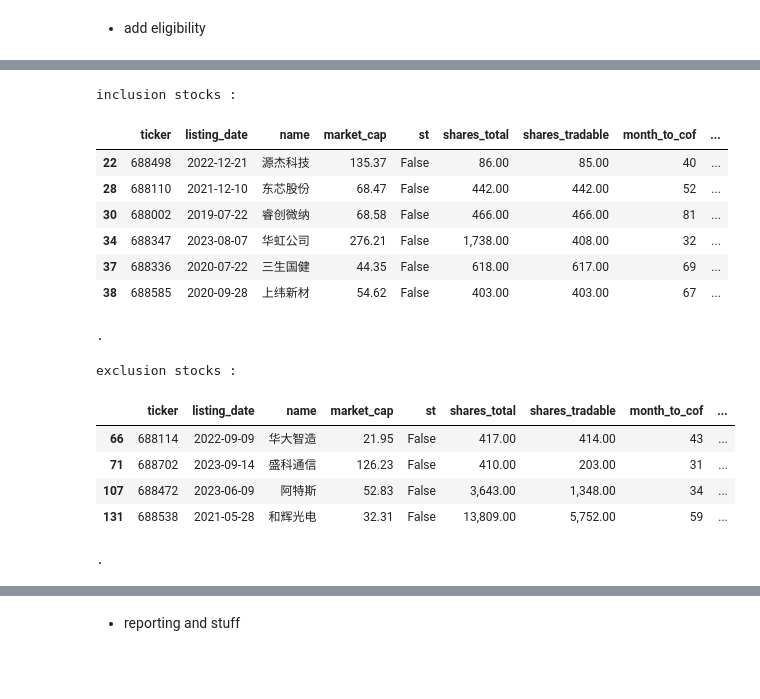
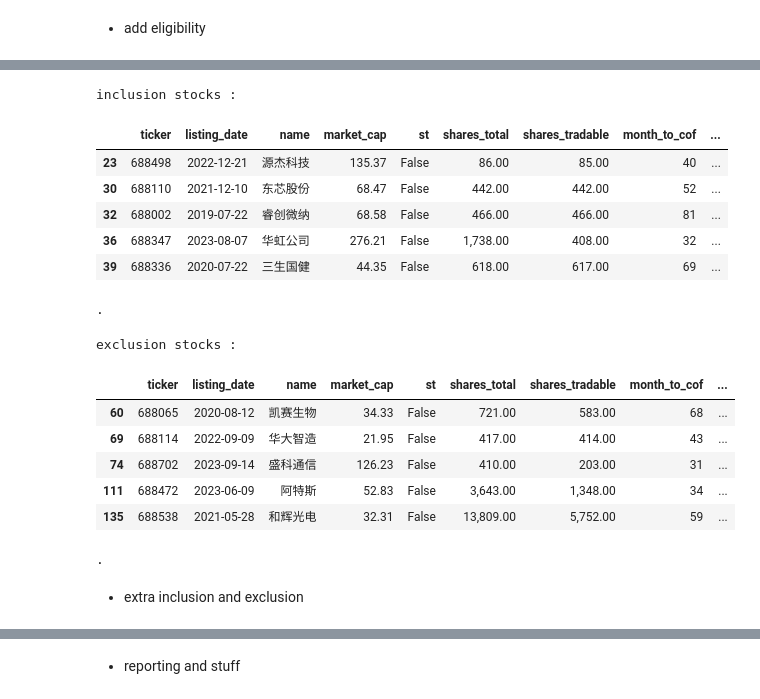
Before and after one commit to justy3/ap_star50, a Jupyter notebook: prediction.ipynb, the cells around one changed output, grey strips where cells are left out. Saved outputs shown, nothing was run; the diff lists cells and outputs as text; code cells hidden in the pictures; blank space fills up the shorter version.

```diff
--- a/prediction.ipynb
+++ b/prediction.ipynb
@@ -93,7 +93,7 @@ elif eff_date.month == 3:
 - add eligibility
 # %%
 no_of_securities_mt_12m = len(univ[univ['month_to_cof'] >= 12])
-listing_month_cutoff = 12 if no_of_securities_mt_12m > 100 else 6
+listing_month_cutoff = 12 if 150 >= no_of_securities_mt_12m >= 100 else 6
 qt.log.info(f"Listing month cutoff: {listing_month_cutoff} months (securities with month_to_cof >= {listing_month_cutoff}: {no_of_securities_mt_12m})")
 
 univ['listing_elig'] = (
@@ -128,31 +128,43 @@ univ = univ.sort_values(['tmcap_rank2', 'vtrad_rank2', 'listing_elig', 'st']).re
 # %%
 MAX_REPLACEMENTS = 5
 comp_incl = univ[
 	(univ['tmcap_rank2'] <= 40) &
 	(univ['curr_weight'].isna())
-][:MAX_REPLACEMENTS]
-comp_excl = univ[
-	(univ['tmcap_rank2'] > 60) &
-	(~univ['curr_weight'].isna())
-][:MAX_REPLACEMENTS]
+]
+comp_excl = pd.concat(
+	[univ[
+		(~univ['curr_weight'].isna()) &
+		(
+			univ['st'] |
+			(~univ['listing_elig'])
+		)
+	],
+	univ[
+		(~univ['curr_weight'].isna()) &
+		(univ['tmcap_rank2'] > 60)
+	]]
+)
+
 print(f"inclusion stocks :")
 qt.view2(comp_incl)
 print(f"exclusion stocks :")
 qt.view2(comp_excl)
 # %% [output]
 inclusion stocks :
 |  | ticker | listing_date | name | market_cap | st | shares_total | shares_tradable | month_to_cof | ... |
-| 22 | 688498 | 2022-12-21 | 源杰科技 | 135.37 | False | 86.00 | 85.00 | 40 | ... |
-| 28 | 688110 | 2021-12-10 | 东芯股份 | 68.47 | False | 442.00 | 442.00 | 52 | ... |
-| 30 | 688002 | 2019-07-22 | 睿创微纳 | 68.58 | False | 466.00 | 466.00 | 81 | ... |
-| 34 | 688347 | 2023-08-07 | 华虹公司 | 276.21 | False | 1,738.00 | 408.00 | 32 | ... |
-| 37 | 688336 | 2020-07-22 | 三生国健 | 44.35 | False | 618.00 | 617.00 | 69 | ... |
-| 38 | 688585 | 2020-09-28 | 上纬新材 | 54.62 | False | 403.00 | 403.00 | 67 | ... |
+| 23 | 688498 | 2022-12-21 | 源杰科技 | 135.37 | False | 86.00 | 85.00 | 40 | ... |
+| 30 | 688110 | 2021-12-10 | 东芯股份 | 68.47 | False | 442.00 | 442.00 | 52 | ... |
+| 32 | 688002 | 2019-07-22 | 睿创微纳 | 68.58 | False | 466.00 | 466.00 | 81 | ... |
+| 36 | 688347 | 2023-08-07 | 华虹公司 | 276.21 | False | 1,738.00 | 408.00 | 32 | ... |
+| 39 | 688336 | 2020-07-22 | 三生国健 | 44.35 | False | 618.00 | 617.00 | 69 | ... |
 .
 exclusion stocks :
 |  | ticker | listing_date | name | market_cap | st | shares_total | shares_tradable | month_to_cof | ... |
-| 66 | 688114 | 2022-09-09 | 华大智造 | 21.95 | False | 417.00 | 414.00 | 43 | ... |
-| 71 | 688702 | 2023-09-14 | 盛科通信 | 126.23 | False | 410.00 | 203.00 | 31 | ... |
-| 107 | 688472 | 2023-06-09 | 阿特斯 | 52.83 | False | 3,643.00 | 1,348.00 | 34 | ... |
-| 131 | 688538 | 2021-05-28 | 和辉光电 | 32.31 | False | 13,809.00 | 5,752.00 | 59 | ... |
+| 60 | 688065 | 2020-08-12 | 凯赛生物 | 34.33 | False | 721.00 | 583.00 | 68 | ... |
+| 69 | 688114 | 2022-09-09 | 华大智造 | 21.95 | False | 417.00 | 414.00 | 43 | ... |
+| 74 | 688702 | 2023-09-14 | 盛科通信 | 126.23 | False | 410.00 | 203.00 | 31 | ... |
+| 111 | 688472 | 2023-06-09 | 阿特斯 | 52.83 | False | 3,643.00 | 1,348.00 | 34 | ... |
+| 135 | 688538 | 2021-05-28 | 和辉光电 | 32.31 | False | 13,809.00 | 5,752.00 | 59 | ... |
 .
+# %% [markdown]
+- extra inclusion and exclusion
```
Also changed, not shown: parts of 5 cells of this notebook, 2 other files.
